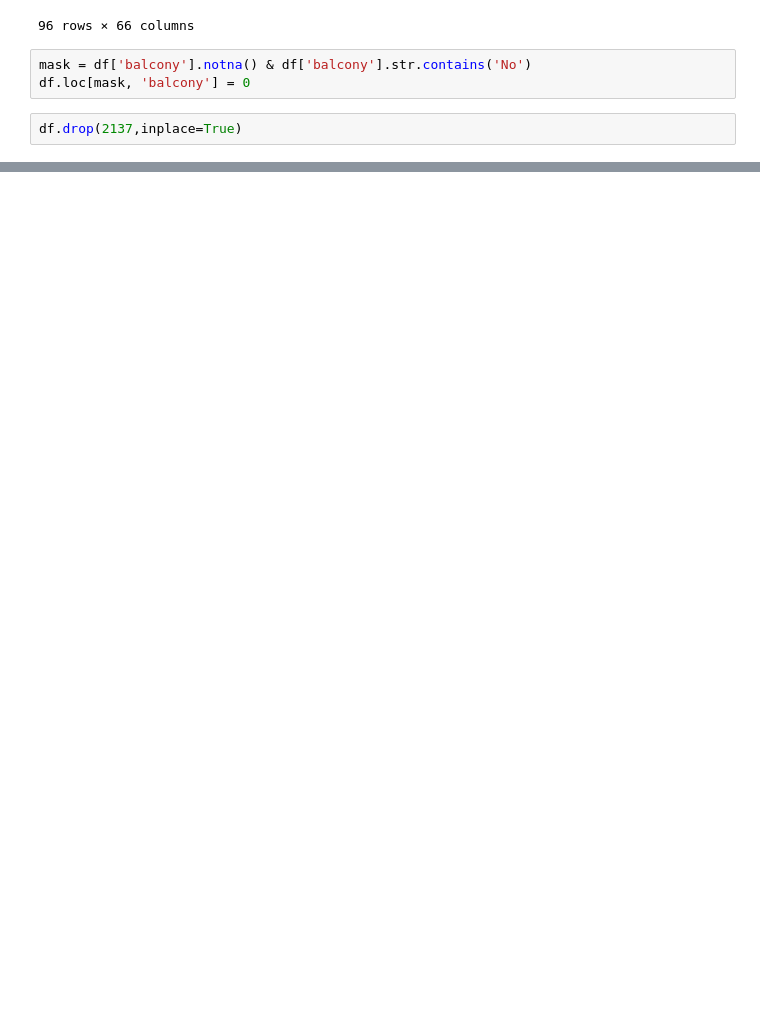
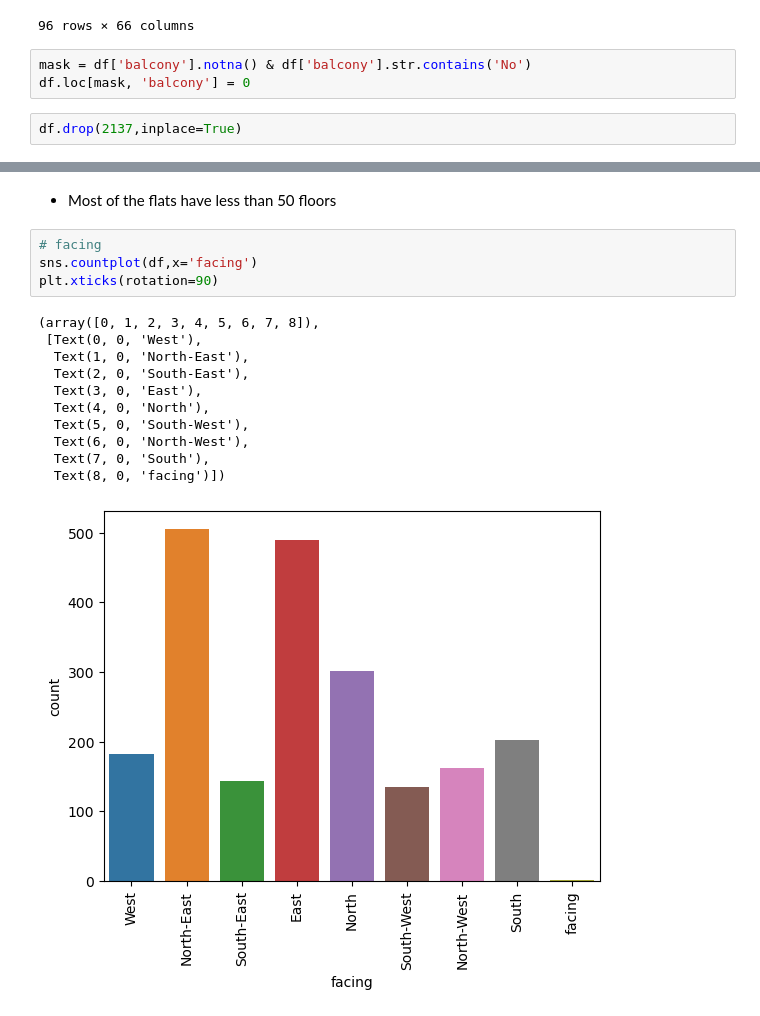
Before and after one commit to agarwalyashh/Real-Estate, a Jupyter notebook: Capstone.ipynb, the cells around one changed output, grey strips where cells are left out. Saved outputs shown, nothing was run; the diff lists cells and outputs as text; blank space fills up the shorter version.

```diff
--- a/Capstone.ipynb
+++ b/Capstone.ipynb
@@ -584,0 +715,18 @@ df.drop(2137,inplace=True)
+# %% [markdown]
+* Most of the flats have less than 50 floors
+# %%
+# facing
+sns.countplot(df,x='facing')
+plt.xticks(rotation=90)
+# %% [output]
+(array([0, 1, 2, 3, 4, 5, 6, 7, 8]),
+ [Text(0, 0, 'West'),
+  Text(1, 0, 'North-East'),
+  Text(2, 0, 'South-East'),
+  Text(3, 0, 'East'),
+  Text(4, 0, 'North'),
+  Text(5, 0, 'South-West'),
+  Text(6, 0, 'North-West'),
+  Text(7, 0, 'South'),
+  Text(8, 0, 'facing')])
+[figure, added]
```
Also changed, not shown: parts of 45 cells of this notebook.
